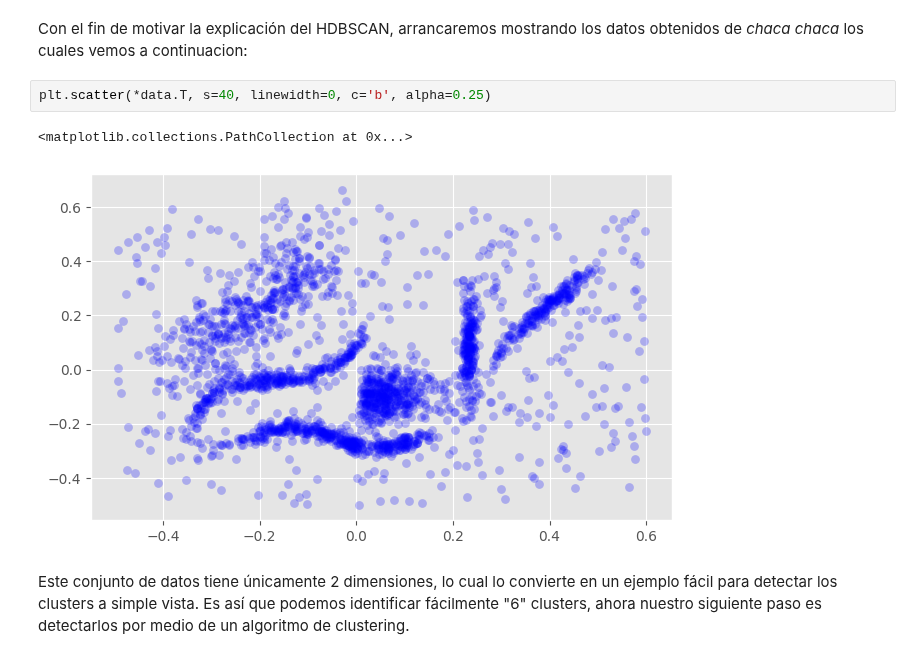
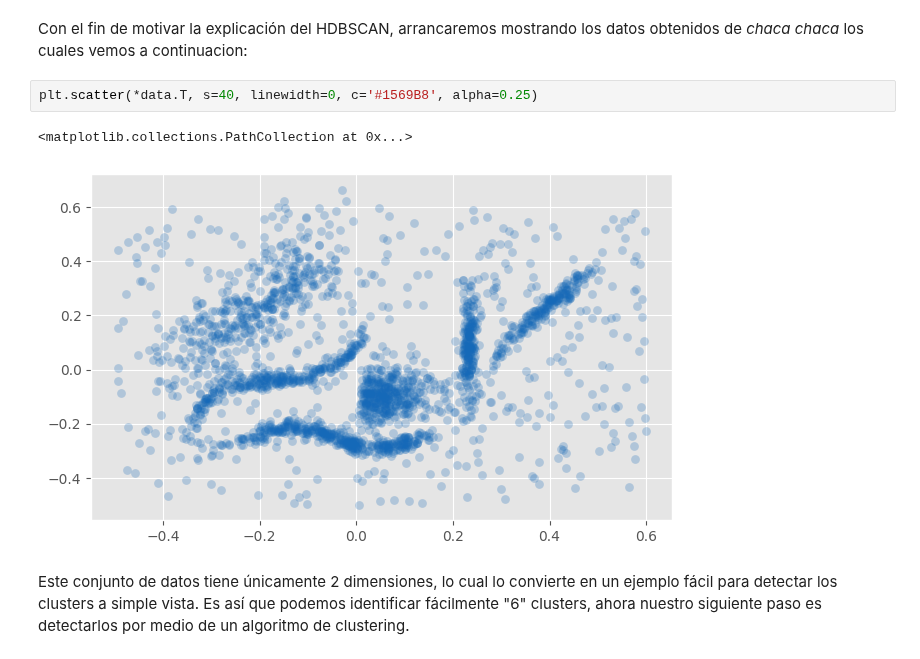
Before and after one commit to Datavaid/HDBSCAN, a Jupyter notebook: First_HDBSCAN.ipynb, the cells around one changed output. Drawn from its saved outputs; the diff is of its cells as text.

```diff
--- a/First_HDBSCAN.ipynb
+++ b/First_HDBSCAN.ipynb
@@ -27,10 +27,10 @@ data = np.load('./Data/clusterable_data.npy')
 # %% [markdown]
 Con el fin de motivar la explicación del HDBSCAN, arrancaremos mostrando los datos obtenidos de *chaca chaca* los cuales vemos a continuacion:
 # %%
-plt.scatter(*data.T, s=40, linewidth=0, c='b', alpha=0.25)
+plt.scatter(*data.T, s=40, linewidth=0, c='#1569B8', alpha=0.25)
 # %% [output]
 <matplotlib.collections.PathCollection at 0x...>
-[figure, old version]
+[figure, new version]
 # %% [markdown]
 Este conjunto de datos tiene únicamente 2 dimensiones, lo cual lo convierte en un ejemplo fácil para detectar los clusters a simple vista. Es así que podemos identificar fácilmente "6" clusters, ahora nuestro siguiente paso es detectarlos por medio de un algoritmo de clustering.
 # %% [markdown]
```
Also changed, not shown: parts of 3 cells of this notebook, 1 other file.
